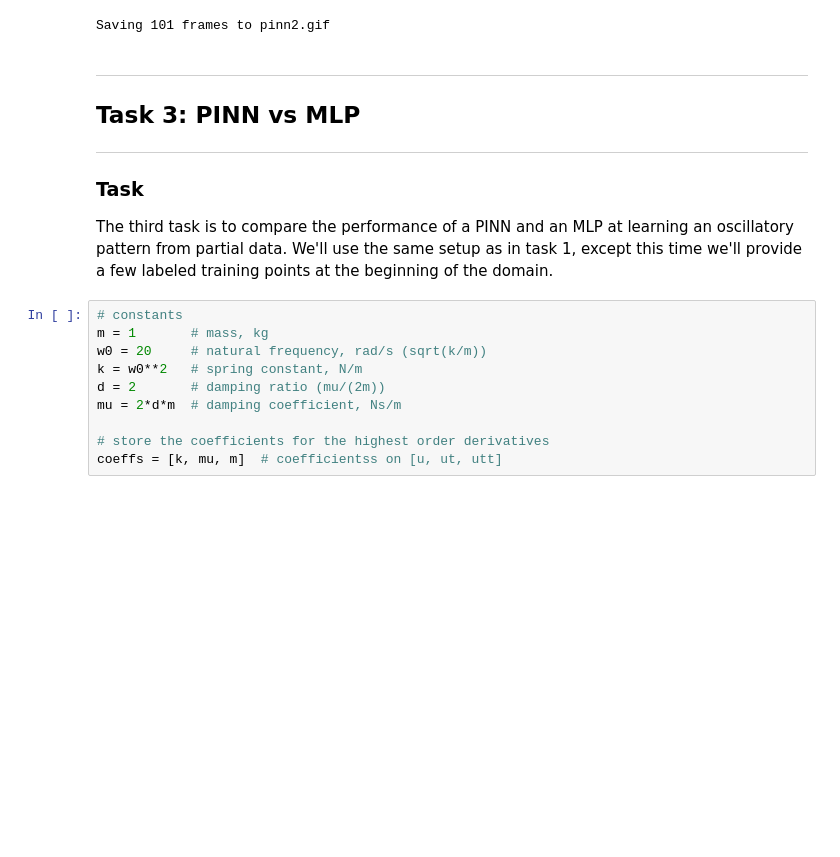
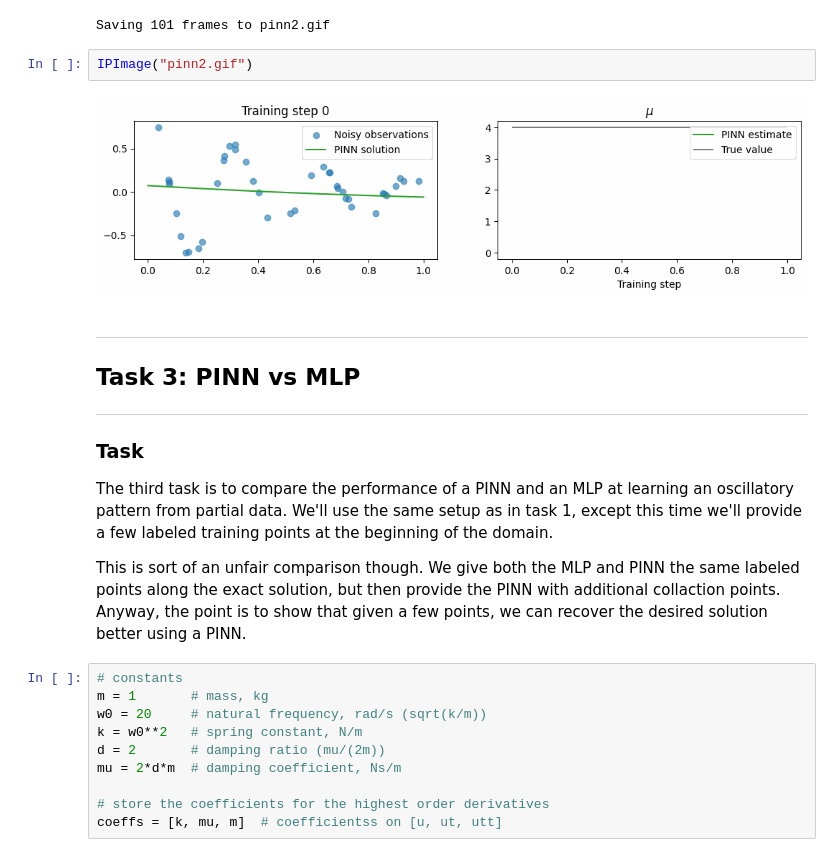
Before and after one commit to mkieffer1107/physics-informed-ml, a Jupyter notebook: mycode/pinns/spring.ipynb, the cells around one changed output. Saved outputs shown, nothing was run; the diff lists cells and outputs as text; blank space fills up the shorter version.

```diff
--- a/mycode/pinns/spring.ipynb
+++ b/mycode/pinns/spring.ipynb
@@ -628,6 +633,10 @@ for i in range(15001):
 save_gif_PIL("pinn2.gif", files, fps=20, loop=0)
 # %% [output]
 Saving 101 frames to pinn2.gif
+# %%
+IPImage("pinn2.gif")
+# %% [output]
+[figure, added]
 # %% [markdown]
 ---
 
@@ -638,6 +647,8 @@ Saving 101 frames to pinn2.gif
 ### Task
 
 The third task is to compare the performance of a PINN and an MLP at learning an oscillatory pattern from partial data. We'll use the same setup as in task 1, except this time we'll provide a few labeled training points at the beginning of the domain.
+
+This is sort of an unfair comparison though. We give both the MLP and PINN the same labeled points along the exact solution, but then provide the PINN with additional collaction points. Anyway, the point is to show that given a few points, we can recover the desired solution better using a PINN.
 # %%
 # constants
 m = 1       # mass, kg
```
Also changed, not shown: parts of 6 cells of this notebook, 1 other file.
